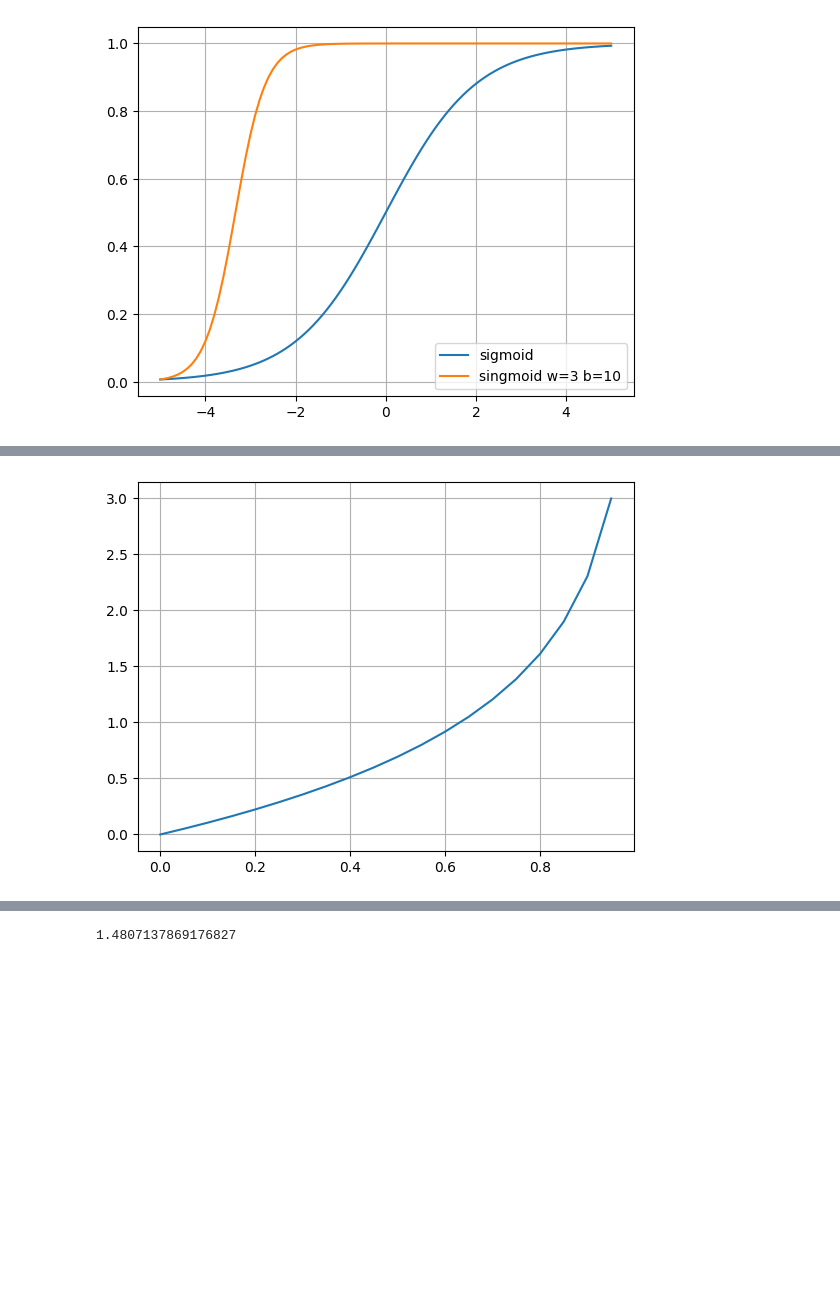
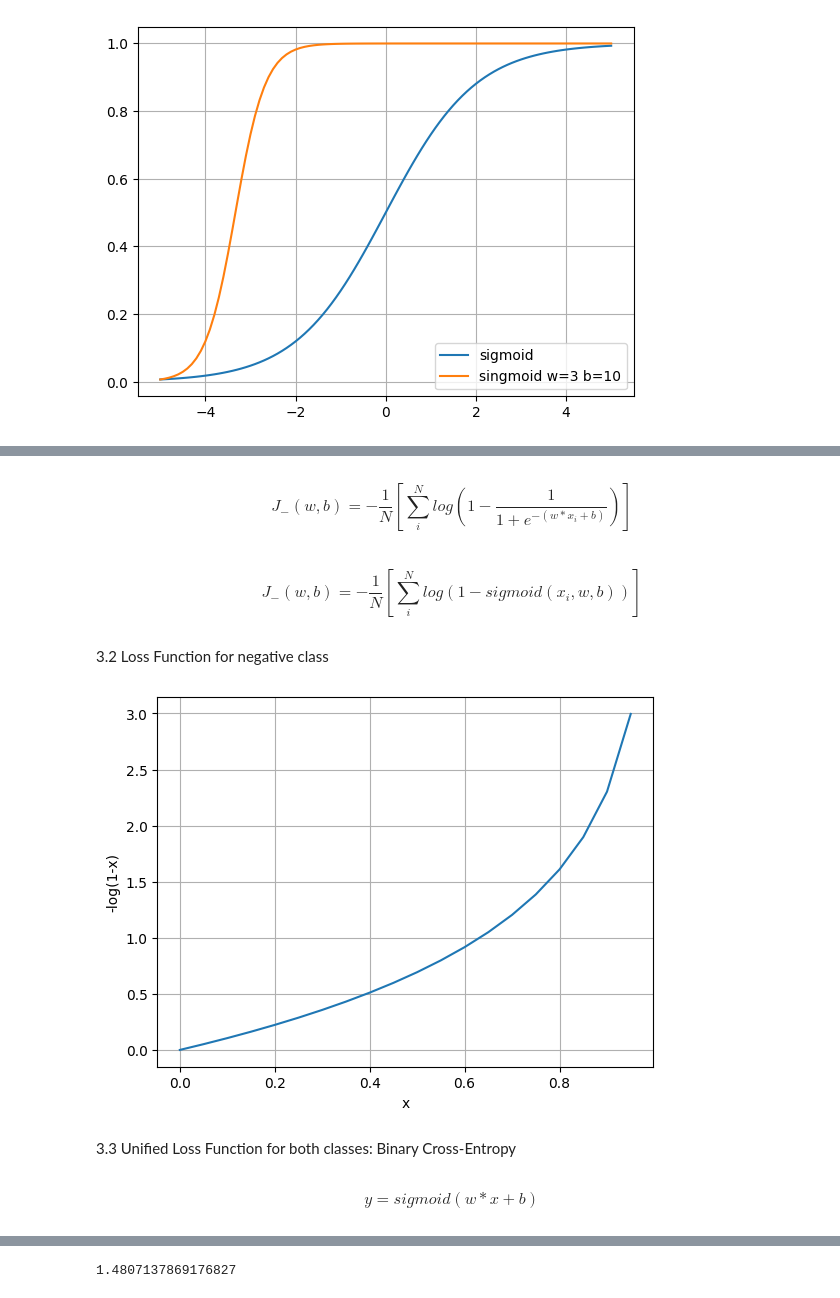
Before and after one commit to enoten/ml-numpy-pytorch, a Jupyter notebook: Logistic Regression.ipynb, the cells around one changed output, grey strips where cells are left out. Cells and saved outputs as stored; diff of their text form; code cells hidden in the pictures; blank space fills up the shorter version.

```diff
--- a/Logistic Regression.ipynb
+++ b/Logistic Regression.ipynb
@@ -77,7 +334,25 @@ plt.grid('on')
+# %% [markdown]
+$$
+  J_{-}(w,b) = -\frac{1}{N}[\sum_i^N log(1- \frac{1}{1+e^{-(w*x_i+b)}})]
+$$
+# %% [markdown]
+$$
+  J_{-}(w,b) = -\frac{1}{N}[\sum_i^N log(1-sigmoid(x_i,w,b))]
+$$
+# %% [markdown]
+3.2 Loss Function for negative class
 # %%
 x_cost_0 = np.arange(0.0,1.0,0.05)
 log_0 = -np.log(1-x_cost_0)
 plt.plot(x_cost_0,log_0)
+plt.xlabel('x')
+plt.ylabel('-log(1-x)')
 plt.grid('on')
 # %% [output]
-[figure, old version]
+[figure, new version]
+# %% [markdown]
+3.3 Unified Loss Function for both classes: Binary Cross-Entropy
+# %% [markdown]
+$$
+  y = sigmoid(w*x+b)
+$$
```
Also changed, not shown: parts of 56 cells of this notebook.
